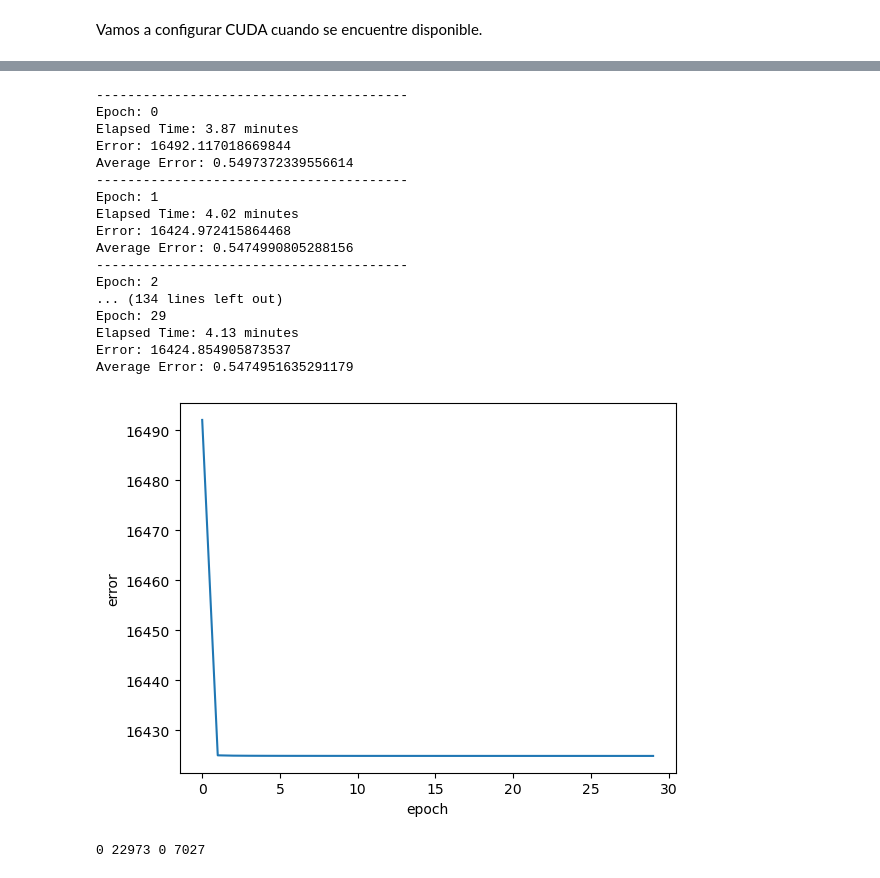
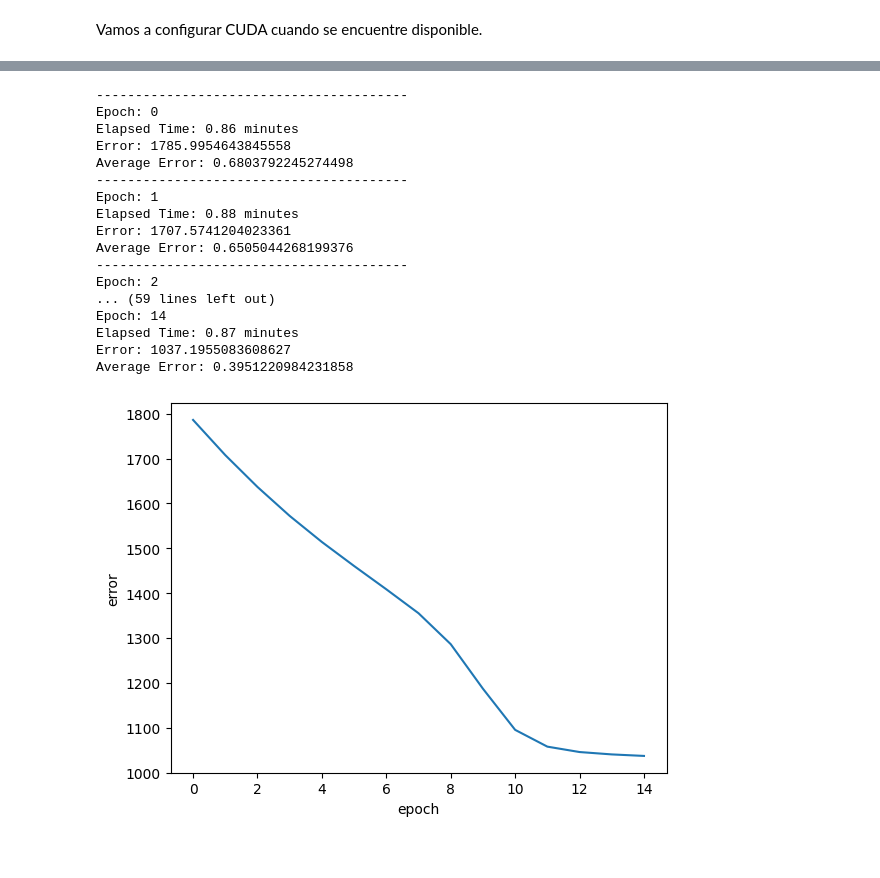
Before and after one commit to jpyamamoto/whale-detection, a Jupyter notebook: Detección de Ballenas.ipynb, the cells around one changed output, grey strips where cells are left out. Drawn from its saved outputs; the diff is of its cells as text; code cells hidden in the pictures.

```diff
--- a/Detección de Ballenas.ipynb
+++ b/Detección de Ballenas.ipynb
@@ -762,6 +850,12 @@ Para el dataset de prueba, vamos a ignorar las etiquetas entonces las tomamos co
+# %%
+random.shuffle(img_train_pos)
+random.shuffle(img_train_neg)
+
+split_index_pos = int(len(img_train_pos) * 0.7)
+split_index_neg = int(len(img_train_neg) * 0.7)
 # %%
-train_dataset = WhaleSpectrogramsDataset(positive_paths=img_train_pos,
-                                         negative_paths=img_train_neg,
+train_dataset = WhaleSpectrogramsDataset(positive_paths=img_train_pos[:split_index_pos],
+                                         negative_paths=img_train_neg[:split_index_neg],
                                          transform=transforms.Compose([
                                              transforms.Resize((227,227)),
                                              transforms.ToTensor(),
@@ -769,9 +863,8 @@ train_dataset = WhaleSpectrogramsDataset(positive_paths=img_train_pos,
                                          ]),
                                          target_transform=torch.tensor)
 
-mid = len(img_test) // 2
-test_dataset = WhaleSpectrogramsDataset(positive_paths=img_test[:mid],
-                                        negative_paths=img_test[mid:],
+test_dataset = WhaleSpectrogramsDataset(positive_paths=img_train_pos[split_index_pos:],
+                                        negative_paths=img_train_neg[split_index_neg:],
                                         transform=transforms.Compose([
                                             transforms.Resize((227,227)),
                                             transforms.ToTensor(),
@@ -781,8 +874,8 @@ test_dataset = WhaleSpectrogramsDataset(positive_paths=img_test[:mid],
 # %% [markdown]
 Con los datasets anteriores, podemos crear un Dataloader que divida los datos en batches de cierto tamaño para el entrenamiento. Vamos a utilizar batches de tamaño 1,
 # %%
-train_loader = DataLoader(train_dataset, shuffle=True,  num_workers=2)
-test_loader  = DataLoader(test_dataset,  shuffle=False, num_workers=2)
+train_loader = DataLoader(train_dataset, batch_size=8, shuffle=True,  num_workers=2)
+test_loader  = DataLoader(test_dataset,  batch_size=8, shuffle=False, num_workers=2)
 # %% [markdown]
 ## Red Neuronal
 # %% [markdown]
@@ -936,46 +1018,28 @@ Utilizando: cuda
+# %%
+red = Red(num_classes=2)
+red.to(device)
+
+class_weights = torch.FloatTensor([4.0, 1.0]).to(device)
+criterion = nn.CrossEntropyLoss(weight=class_weights)
+optimizer = optim.SGD(red.parameters(), lr=0.0001)
 # %%
-red.train(epochs=30, data_loader=train_loader, criterion=criterion, optimizer=optimizer, device=device, debug=True, save_dir='/kaggle/working/')
+red.train(epochs=15, data_loader=train_loader, criterion=criterion, optimizer=optimizer, device=device, debug=True, save_dir='./models/')
 # %% [output]
 ----------------------------------------
 Epoch: 0
-Elapsed Time: 3.87 minutes
-Error: 16492.117018669844
-Average Error: 0.5497372339556614
+Elapsed Time: 0.86 minutes
+Error: 1785.9954643845558
+Average Error: 0.6803792245274498
 ----------------------------------------
 Epoch: 1
-Elapsed Time: 4.02 minutes
-Error: 16424.972415864468
-Average Error: 0.5474990805288156
+Elapsed Time: 0.88 minutes
+Error: 1707.5741204023361
+Average Error: 0.6505044268199376
 ----------------------------------------
 Epoch: 2
-... (134 lines left out)
-Epoch: 29
-Elapsed Time: 4.13 minutes
-Error: 16424.854905873537
-Average Error: 0.5474951635291179
+... (59 lines left out)
+Epoch: 14
+Elapsed Time: 0.87 minutes
+Error: 1037.1955083608627
+Average Error: 0.3951220984231858
-[figure, old version]
+[figure, new version]
-# %%
-tp, tn, fp, fn = 0, 0, 0, 0
-
-for input_data, label in train_loader:
-    if device:
-        input_data = input_data.to(device)
-        label = label.to(device)
-
-    output = red(input_data)
-    output = torch.argmax(output, dim=1)
-
-    if label.item() == 1:
-        if output.item() == 1:
-            tp += 1
-        else:
-            fn += 1
-    else:
-        if output.item() == 1:
-            fp += 1
-        else:
-            tn += 1
-
-print(tp, tn, fp, fn)
-# %% [output]
-0 22973 0 7027
```
Also changed, not shown: parts of 59 cells of this notebook.
